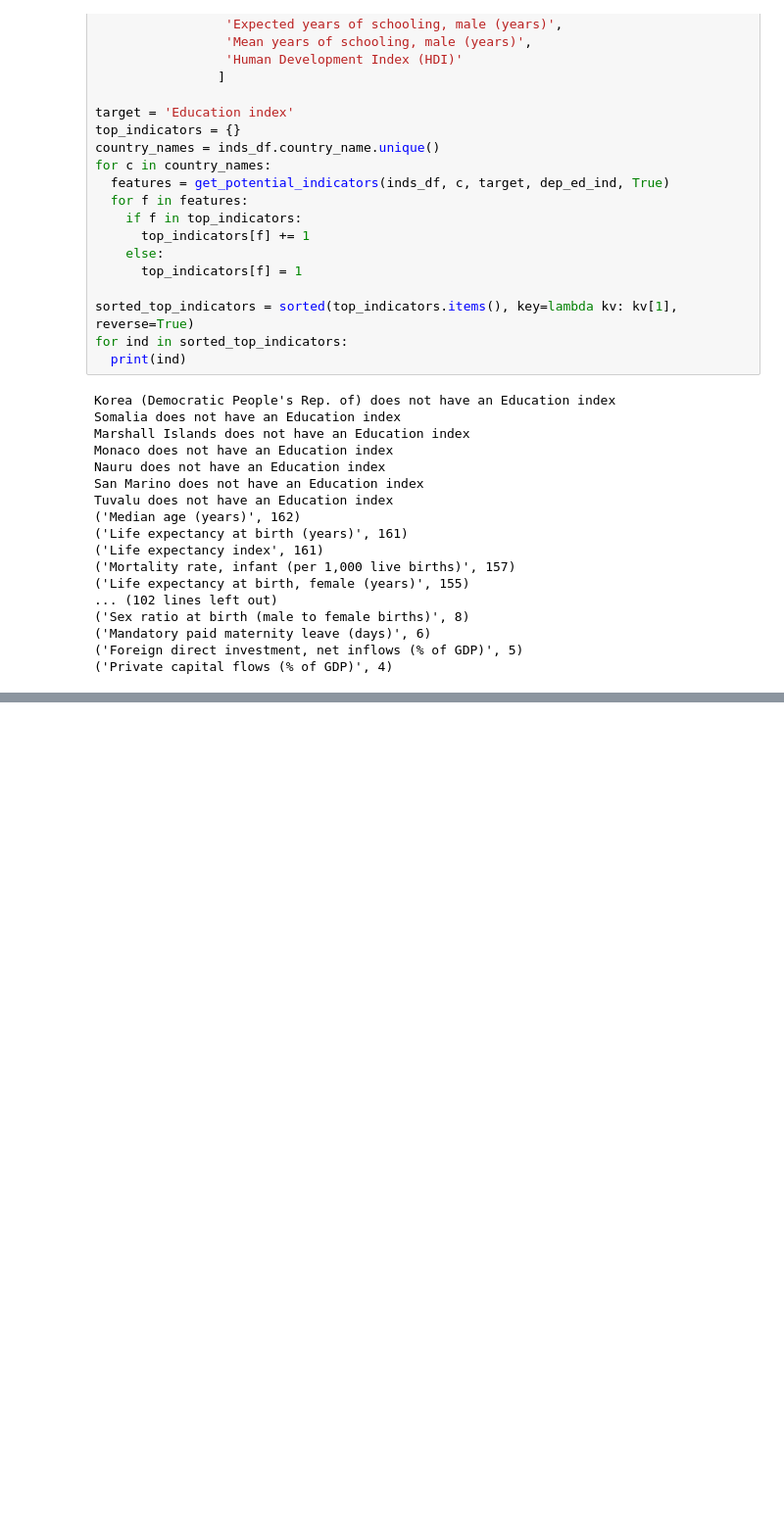
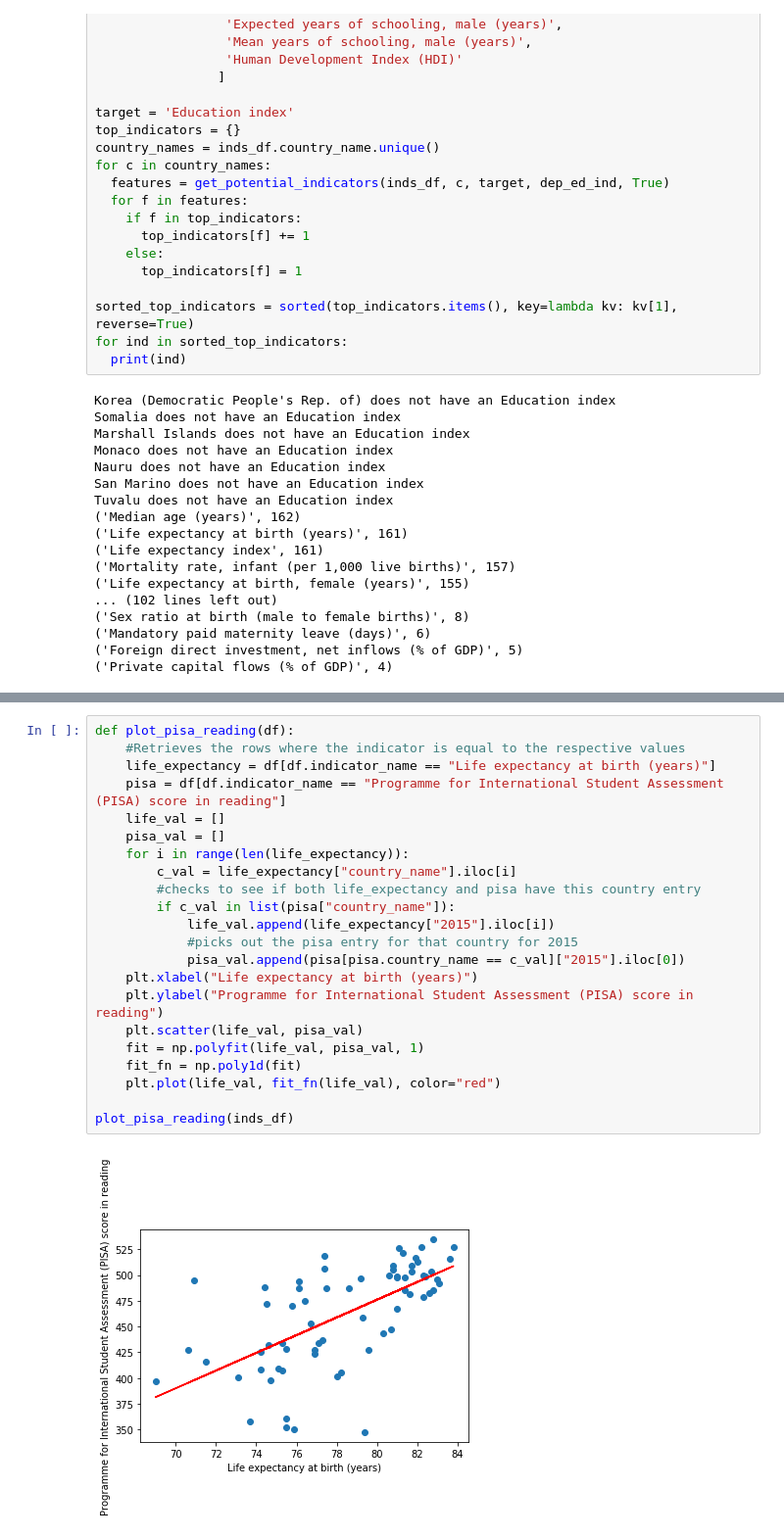
Before and after one commit to chc5/education-indicator-analysis, a Jupyter notebook: education_analysis.ipynb, the cells around one changed output, grey strips where cells are left out. Shown: that part at 98% size. Saved outputs shown, nothing was run; the diff lists cells and outputs as text; blank space fills up the shorter version.

```diff
--- a/education_analysis.ipynb
+++ b/education_analysis.ipynb
@@ -304,0 +380,24 @@ Tuvalu does not have an Education index
+# %%
+def plot_pisa_reading(df):
+    #Retrieves the rows where the indicator is equal to the respective values
+    life_expectancy = df[df.indicator_name == "Life expectancy at birth (years)"]
+    pisa = df[df.indicator_name == "Programme for International Student Assessment (PISA) score in reading"]
+    life_val = []
+    pisa_val = []
+    for i in range(len(life_expectancy)):
+        c_val = life_expectancy["country_name"].iloc[i]
+        #checks to see if both life_expectancy and pisa have this country entry
+        if c_val in list(pisa["country_name"]):
+            life_val.append(life_expectancy["2015"].iloc[i])
+            #picks out the pisa entry for that country for 2015
+            pisa_val.append(pisa[pisa.country_name == c_val]["2015"].iloc[0])
+    plt.xlabel("Life expectancy at birth (years)")
+    plt.ylabel("Programme for International Student Assessment (PISA) score in reading")
+    plt.scatter(life_val, pisa_val)
+    fit = np.polyfit(life_val, pisa_val, 1)
+    fit_fn = np.poly1d(fit)
+    plt.plot(life_val, fit_fn(life_val), color="red")
+
+plot_pisa_reading(inds_df)
+# %% [output]
+[figure, added]
```
Also changed, not shown: parts of 7 cells of this notebook.
